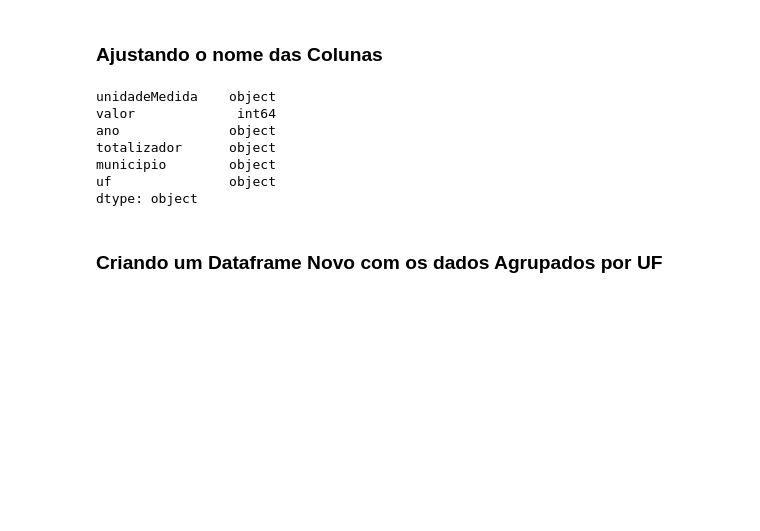
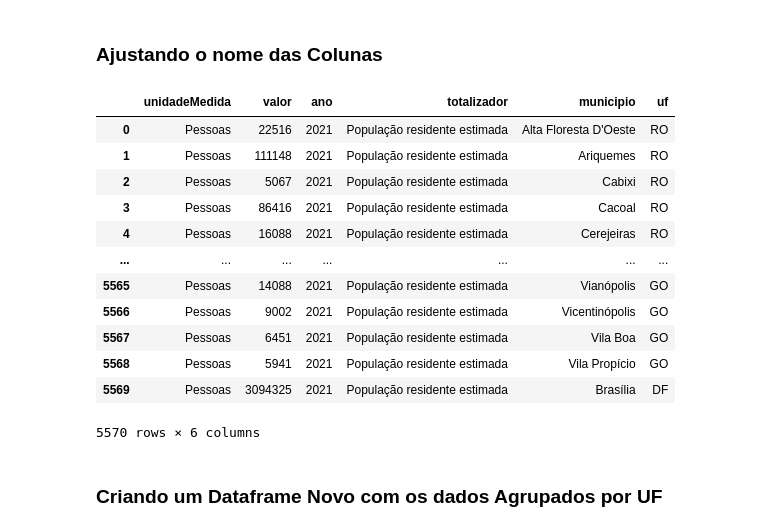
Before and after one commit to AleTavares/coletaDadosIBGE, a Jupyter notebook: coletaIBGE.ipynb, the cells around one changed output. Saved outputs shown, nothing was run; the diff lists cells and outputs as text; code cells hidden in the pictures; blank space fills up the shorter version.

```diff
--- a/coletaIBGE.ipynb
+++ b/coletaIBGE.ipynb
@@ -108,18 +123,24 @@ dfPopulacaoResidente
 # %%
 dfPopulacaoResidente.columns = ['unidadeMedida',	'valor', 'ano', 'totalizador', 'municipio', 'uf']
 dfPopulacaoResidente = dfPopulacaoResidente.astype({
     'valor': 'int64'
 })
 
-dfPopulacaoResidente.dtypes
+dfPopulacaoResidente
 # %% [output]
+|  | unidadeMedida | valor | ano | totalizador | municipio | uf |
+| 0 | Pessoas | 22516 | 2021 | População residente estimada | Alta Floresta D'Oeste | RO |
+| 1 | Pessoas | 111148 | 2021 | População residente estimada | Ariquemes | RO |
+| 2 | Pessoas | 5067 | 2021 | População residente estimada | Cabixi | RO |
+| 3 | Pessoas | 86416 | 2021 | População residente estimada | Cacoal | RO |
+| 4 | Pessoas | 16088 | 2021 | População residente estimada | Cerejeiras | RO |
+| ... | ... | ... | ... | ... | ... | ... |
+| 5565 | Pessoas | 14088 | 2021 | População residente estimada | Vianópolis | GO |
+| 5566 | Pessoas | 9002 | 2021 | População residente estimada | Vicentinópolis | GO |
+| 5567 | Pessoas | 6451 | 2021 | População residente estimada | Vila Boa | GO |
+| 5568 | Pessoas | 5941 | 2021 | População residente estimada | Vila Propício | GO |
+| 5569 | Pessoas | 3094325 | 2021 | População residente estimada | Brasília | DF |
-unidadeMedida    object
-valor             int64
-ano              object
-totalizador      object
-municipio        object
-uf               object
-dtype: object
+5570 rows × 6 columns
 # %% [markdown]
 ### Criando um Dataframe Novo com os dados Agrupados por UF
 # %%
```
Also changed, not shown: parts of 7 cells of this notebook, 4 other files.
